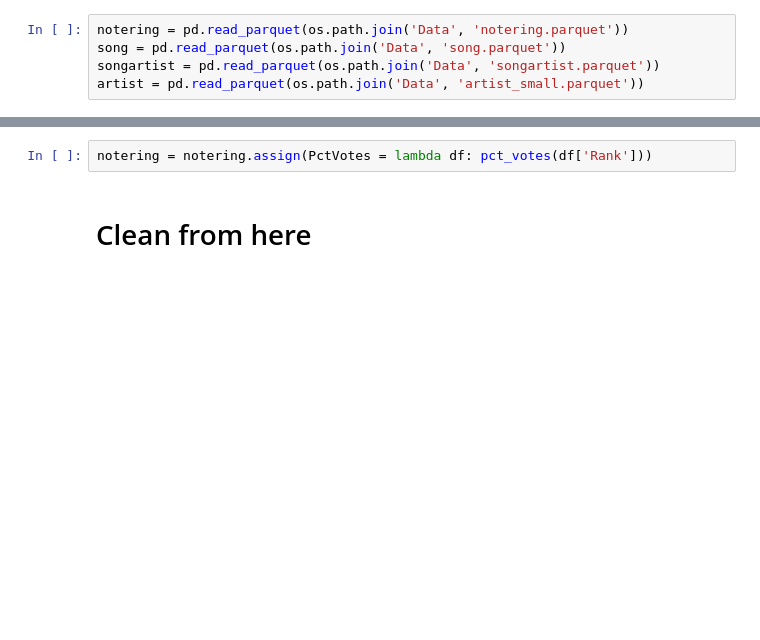
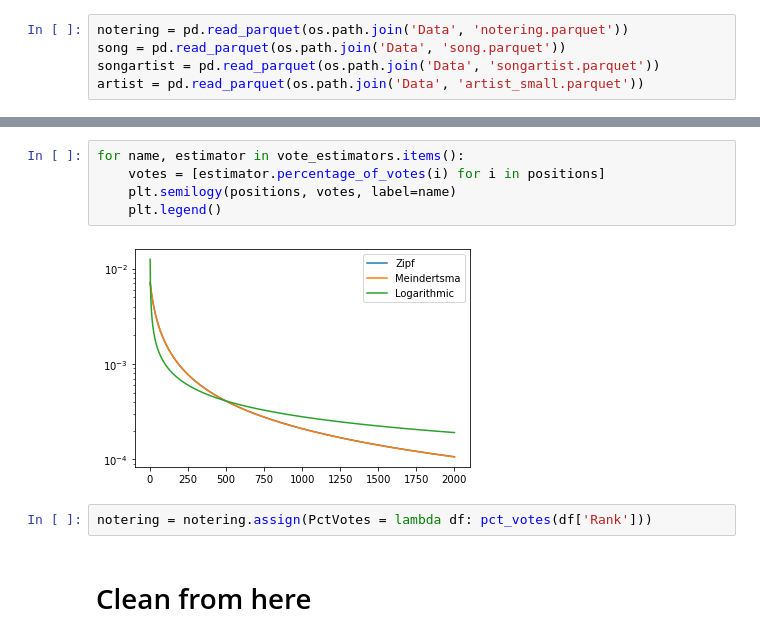
Before and after one commit to SjoerdCor/Top2000, a Jupyter notebook: AnalyseDeathEffects.ipynb, the cells around one changed output, grey strips where cells are left out. Saved outputs shown, nothing was run; the diff lists cells and outputs as text; blank space fills up the shorter version.

```diff
--- a/AnalyseDeathEffects.ipynb
+++ b/AnalyseDeathEffects.ipynb
@@ -94,3 +120,10 @@ nr_votes_per_position(1999)
+# %%
+for name, estimator in vote_estimators.items():
+    votes = [estimator.percentage_of_votes(i) for i in positions]
+    plt.semilogy(positions, votes, label=name)
+    plt.legend()
+# %% [output]
+[figure, added]
 # %%
 notering = notering.assign(PctVotes = lambda df: pct_votes(df['Rank']))
 # %% [markdown]
```
Also changed, not shown: parts of 17 cells of this notebook, 7 other files.
